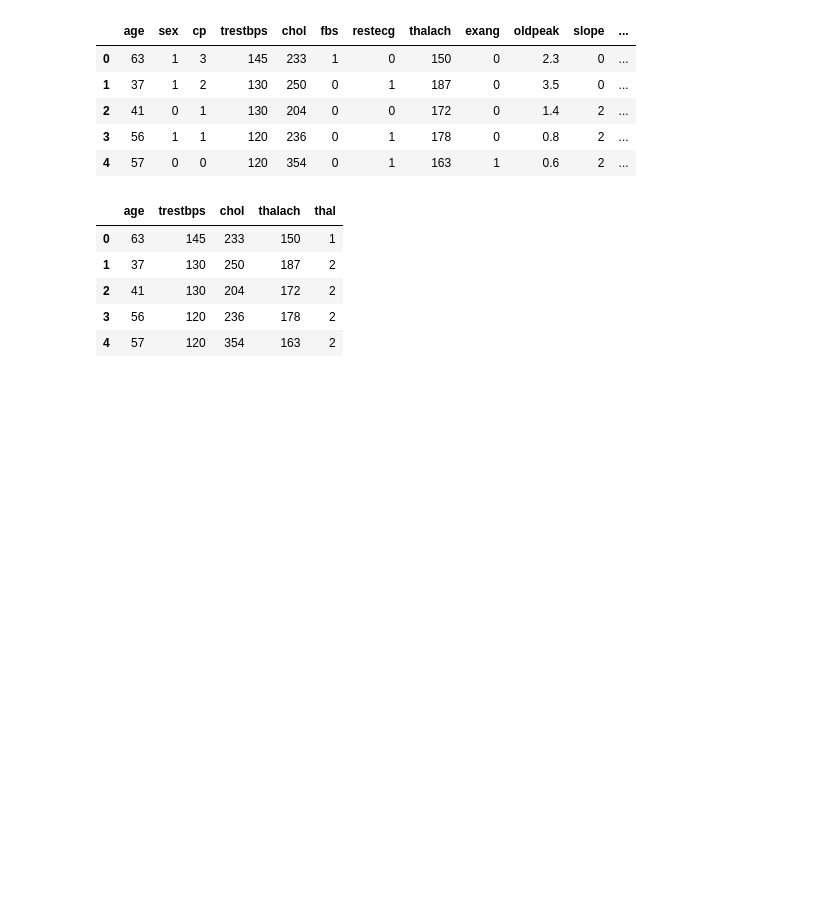
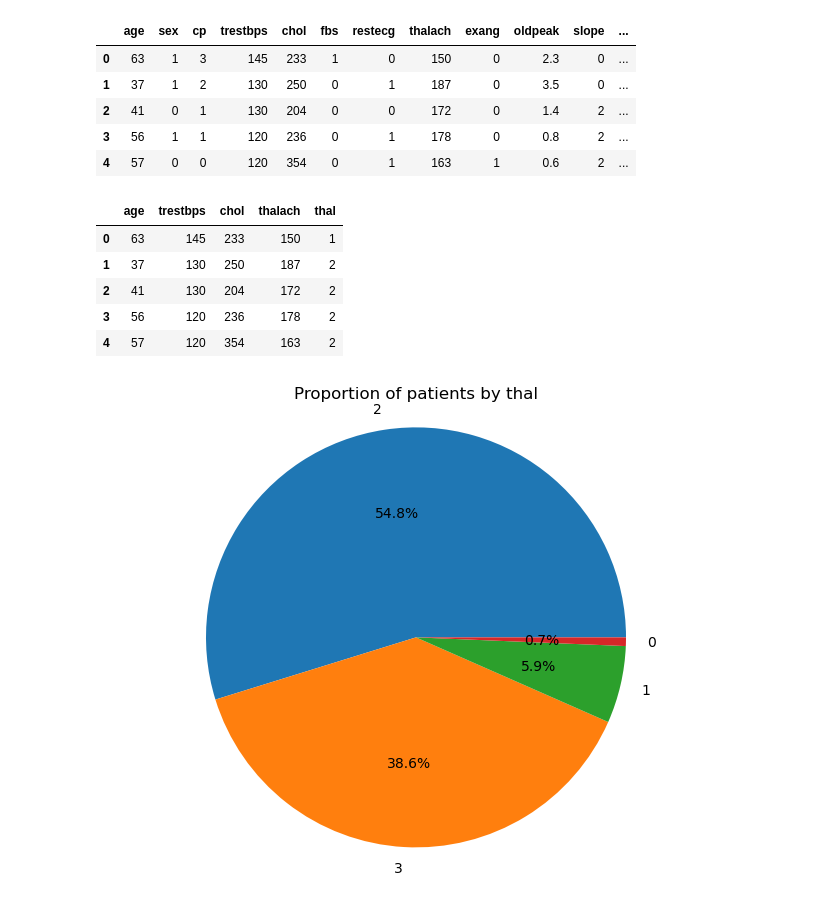
Before and after one commit to Luksh/Machine-Learning-Class, a Jupyter notebook: Assignment/heart_disease.ipynb, the cells around one changed output. Drawn from its saved outputs; the diff is of its cells as text; code cells hidden in the pictures; blank space fills up the shorter version.

Commit message:
heart disease

```diff
--- a/Assignment/heart_disease.ipynb
+++ b/Assignment/heart_disease.ipynb
@@ -164,3 +171,14 @@ heart_data.head()
 | 2 | 41 | 130 | 204 | 172 | 2 |
 | 3 | 56 | 120 | 236 | 178 | 2 |
 | 4 | 57 | 120 | 354 | 163 | 2 |
+# %%
+import seaborn as sns
+thal_counts=heart_data["thal"].value_counts()
+
+plt.figure(figsize=(8,6))
+plt.pie(thal_counts,labels=thal_counts.index,autopct="%1.1f%%")
+plt.axis("equal")
+plt.title("Proportion of patients by thal")
+plt.show()
+# %% [output]
+[figure, added]
```
Also changed, not shown: parts of 3 cells of this notebook.
